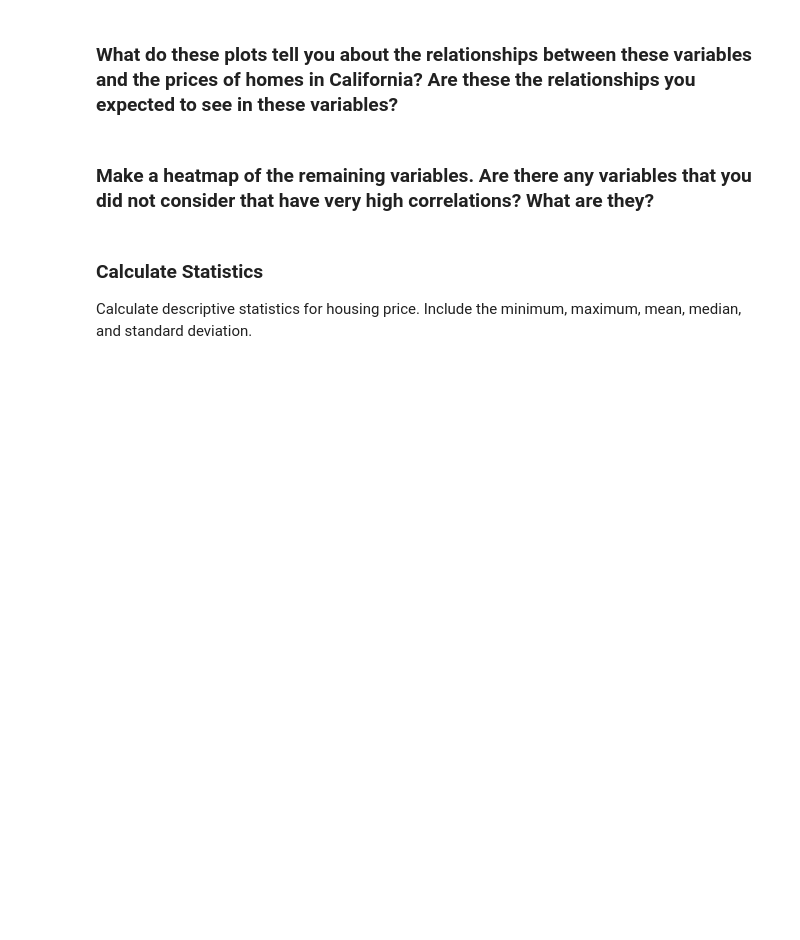
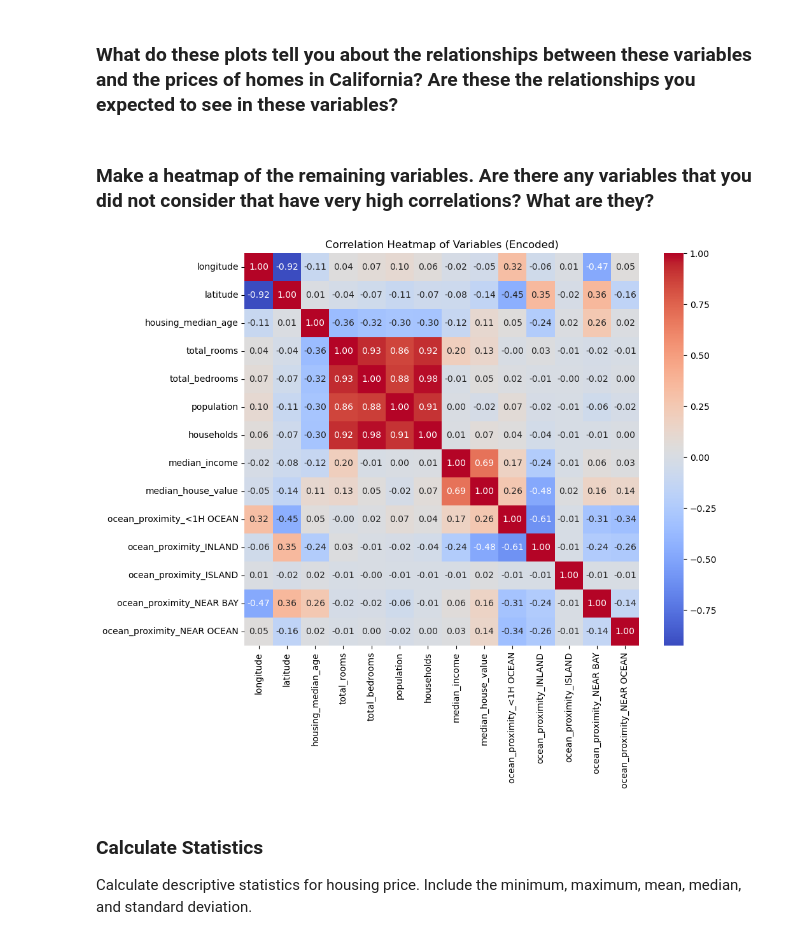
Before and after one commit to ta-data-lis/lab-problems-in-ml, a Jupyter notebook: your-code/lab_california_housing.ipynb, the cells around one changed output. Drawn from its saved outputs; the diff is of its cells as text; code cells hidden in the pictures; blank space fills up the shorter version.

```diff
--- a/your-code/lab_california_housing.ipynb
+++ b/your-code/lab_california_housing.ipynb
@@ -28,3 +86,14 @@ Since we want to predict the value of houses, the **target variable**, `'MedHous
+# %%
+# Your response here
+data_encoded = pd.get_dummies(houses)  # Replace 'your_data' with your DataFrame name
+corr_matrix = data_encoded.corr()
+
+plt.figure(figsize=(10, 8))
+sns.heatmap(corr_matrix, annot=True, cmap='coolwarm', fmt='.2f')
+plt.title('Correlation Heatmap of Variables (Encoded)')
+plt.show()
+# %% [output]
+[figure, added]
 # %% [markdown]
 ### Calculate Statistics
 Calculate descriptive statistics for housing price. Include the minimum, maximum, mean, median, and standard deviation.
```
Also changed, not shown: parts of 21 cells of this notebook, 1 other file.
